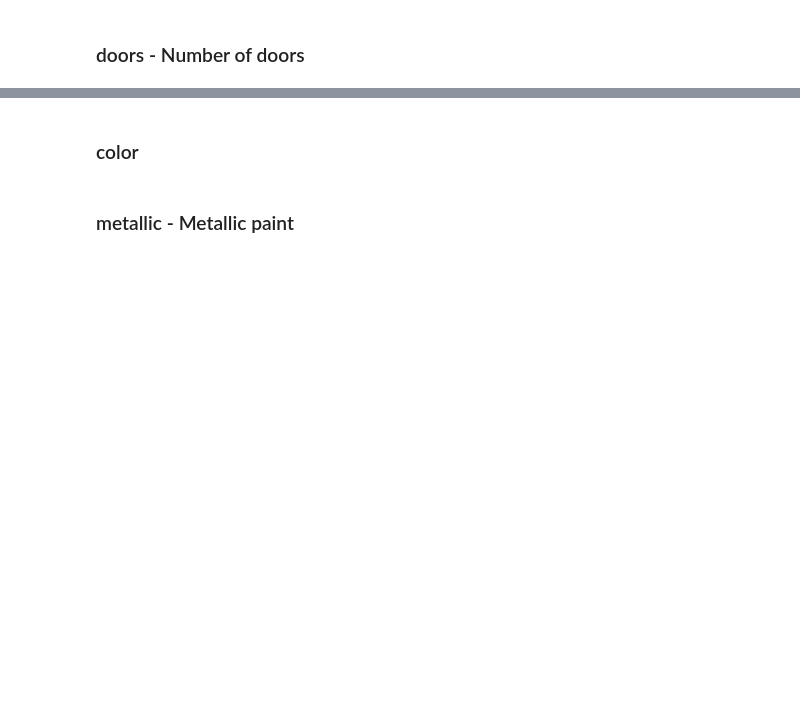
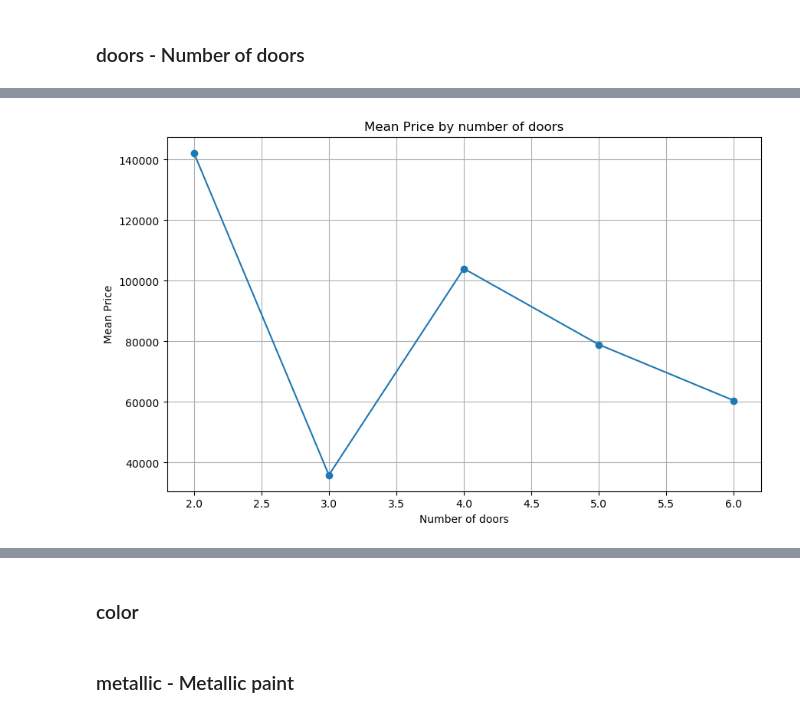
Before and after one commit to KarolinaSolarska/Predictive-Analytics-for-Car-Pricing, a Jupyter notebook: 2. Data cleaning.ipynb, the cells around one changed output, grey strips where cells are left out. Drawn from its saved outputs; the diff is of its cells as text; code cells hidden in the pictures; blank space fills up the shorter version.

```diff
--- a/2. Data cleaning.ipynb
+++ b/2. Data cleaning.ipynb
@@ -529,0 +657,6 @@ data.head()
+# %%
+# Perform one-hot encoding for the 'brand' column
+data = pd.get_dummies(data, columns=['body_type'])
+
+# Remove the 'fuel_type_' prefix from the column names
+data.columns = data.columns.str.replace('body_type_', '')
@@ -531,0 +680,3 @@ data.head()
+# %%
+# Remove rows with missing values
+data = data.dropna(subset=['doors'])
@@ -531,0 +688,3 @@ data.head()
+# %%
+# Convert to integer
+data['doors'] = data['doors'].astype(int)
@@ -531,0 +704,14 @@ data.head()
+# %%
+# Group by 'year_production' and calculate the mean price for each year
+mean_price_per_year = data.groupby('doors')['price'].mean().reset_index()
+
+# Plot the data
+plt.figure(figsize=(10, 6))
+plt.plot(mean_price_per_year['doors'], mean_price_per_year['price'], marker='o')
+plt.title('Mean Price by number of doors')
+plt.xlabel('Number of doors')
+plt.ylabel('Mean Price')
+plt.grid(True)
+plt.show()
+# %% [output]
+[figure, added]
```
Also changed, not shown: parts of 28 cells of this notebook.
